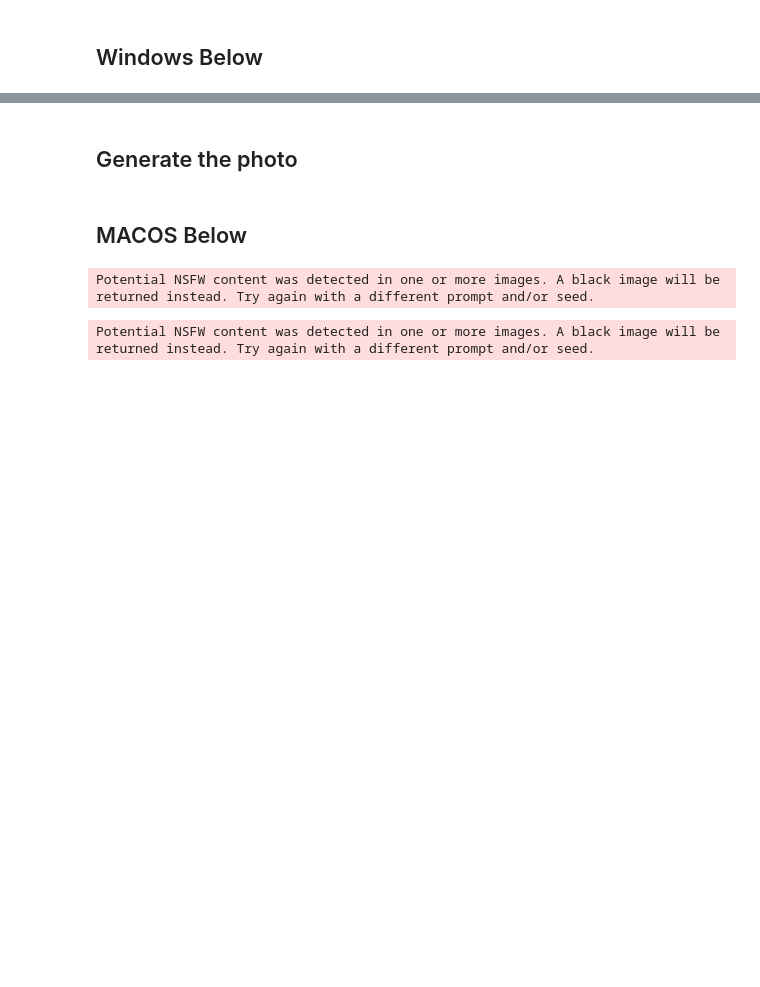
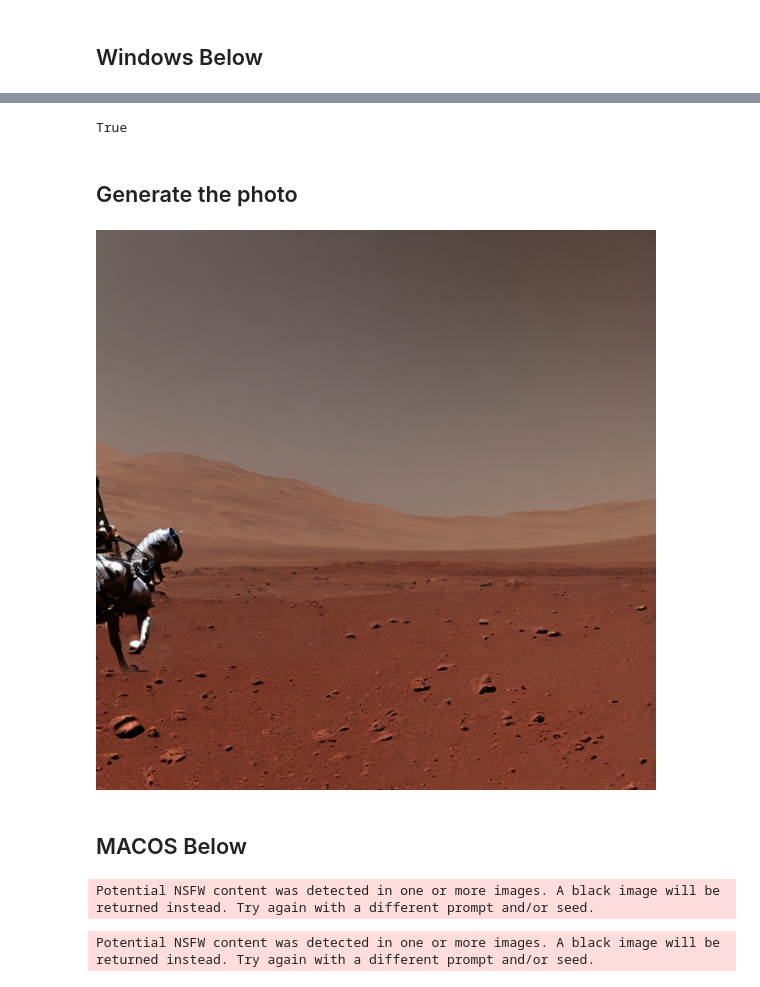
Before and after one commit to thefireblade/StableDiffusionIPYNB, a Jupyter notebook: testing.ipynb, the cells around one changed output, grey strips where cells are left out. Saved outputs shown, nothing was run; the diff lists cells and outputs as text; code cells hidden in the pictures; blank space fills up the shorter version.

```diff
--- a/testing.ipynb
+++ b/testing.ipynb
@@ -7,3 +89,8 @@
+# %%
+import torch
+torch.cuda.is_available()
+# %% [output]
+True
 # %%
 ## Windows Below
 from diffusers import StableDiffusionPipeline, DPMSolverMultistepScheduler
@@ -15,10 +102,9 @@ pipe = StableDiffusionPipeline.from_pretrained(model_id, torch_dtype=torch.float
 pipe.scheduler = DPMSolverMultistepScheduler.from_config(pipe.scheduler.config)
 pipe = pipe.to("cuda")
 
-def dummy(images, **kwargs):
-    return images, False
+pipe.safety_checker=None
 
-pipe.safety_checker = dummy
+pipe.enable_attention_slicing()
 # %% [markdown]
 ## Generate the photo
 # %%
@@ -29,3 +113,7 @@ image.save("astronaut_rides_horse.png")
+# %%
+image
+# %% [output]
+[figure, added]
 # %% [markdown]
 ## MACOS Below
 # %%
```
Also changed, not shown: parts of 6 cells of this notebook.
